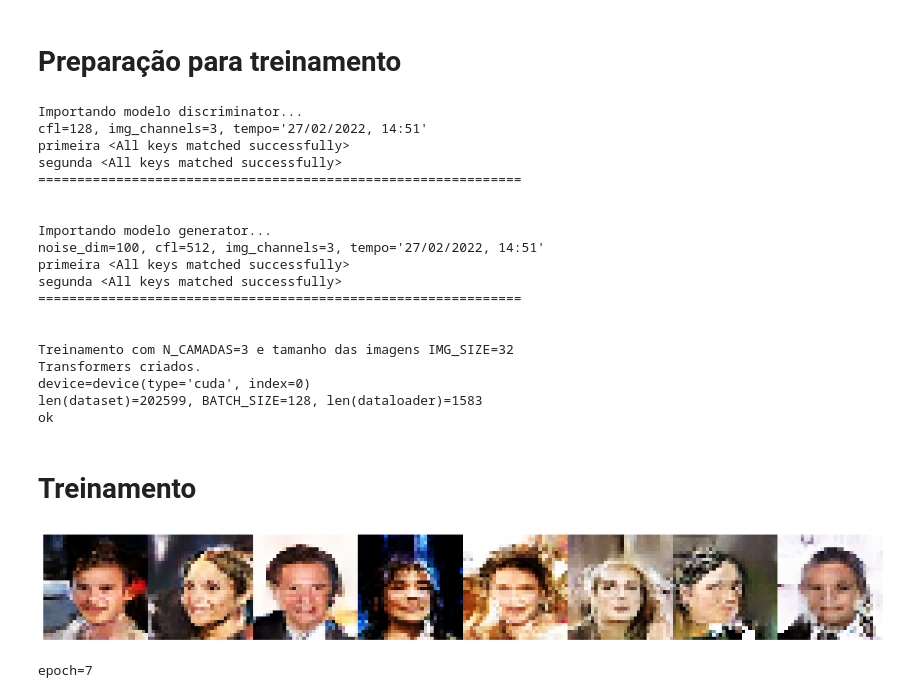
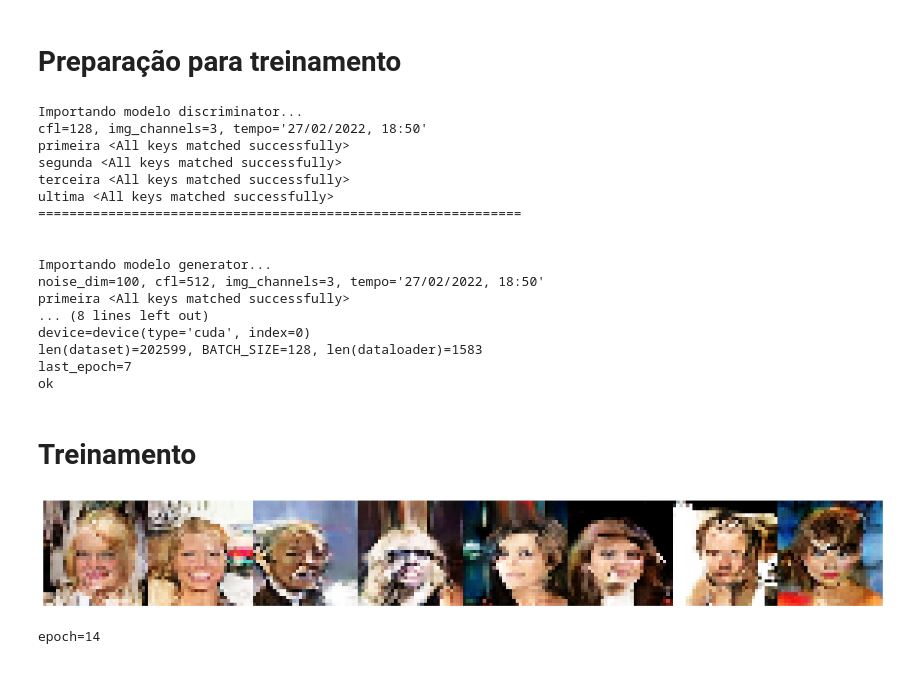
Before and after one commit to netomap/PG-GAN-CELEBA, a Jupyter notebook: main.ipynb, the cells around one changed output. Drawn from its saved outputs; the diff is of its cells as text; code cells hidden in the pictures.

Commit message:
continuação treinamento 3 camadas
Segunda parte do treinamento de 3 camadas

```diff
--- a/main.ipynb
+++ b/main.ipynb
@@ -126,11 +126,11 @@ discriminator = Discriminator(img_channels=3, n_camadas=N_CAMADAS, cfl=128)
 generator = Generator(img_channels=3, noise_dim=NOISE_DIM, n_camadas=N_CAMADAS, cfl=512)
 
 print ('Importando modelo discriminator...')
-discriminator.load_checkpoint('./models/Discriminator_2_layer.pt')
+discriminator.load_checkpoint('./models/Discriminator_3_layer.pt')
 print ('==============================================================\n\n')
 
 print ('Importando modelo generator...')
-generator.load_checkpoint('./models/Generator_2_layer.pt')
+generator.load_checkpoint('./models/Generator_3_layer.pt')
 print ('==============================================================\n\n')
 
 noise = u.get_noise(1, NOISE_DIM)
@@ -154,26 +154,28 @@ dataset = u.Custom_Dataset(IMGS_DIR, pattern='*.jpg', transformer=transformer, i
 dataloader = DataLoader(dataset, batch_size=BATCH_SIZE, shuffle=True)
 print (f'{len(dataset)=}, {BATCH_SIZE=}, {len(dataloader)=}')
 
+checkpoint = torch.load('./models/Generator_3_layer.pt')
+last_epoch = checkpoint['epochs']
+print (f'{last_epoch=}')
+
 print (f'ok')
 # %% [output]
 Importando modelo discriminator...
-cfl=128, img_channels=3, tempo='27/02/2022, 14:51'
+cfl=128, img_channels=3, tempo='27/02/2022, 18:50'
 primeira <All keys matched successfully>
 segunda <All keys matched successfully>
+terceira <All keys matched successfully>
+ultima <All keys matched successfully>
 ==============================================================
 
 
 Importando modelo generator...
-noise_dim=100, cfl=512, img_channels=3, tempo='27/02/2022, 14:51'
+noise_dim=100, cfl=512, img_channels=3, tempo='27/02/2022, 18:50'
 primeira <All keys matched successfully>
-segunda <All keys matched successfully>
-==============================================================
-
-
-Treinamento com N_CAMADAS=3 e tamanho das imagens IMG_SIZE=32
-Transformers criados.
+... (8 lines left out)
 device=device(type='cuda', index=0)
 len(dataset)=202599, BATCH_SIZE=128, len(dataloader)=1583
+last_epoch=7
 ok
 # %% [markdown]
 # Treinamento
@@ -181,7 +183,7 @@ ok
 generator.train()
 discriminator.train()
 
-for epoch in range(0, 20, 1):
+for epoch in range(last_epoch + 1, last_epoch + 8, 1):
 
     clear_output(wait=True)
 
@@ -195,34 +197,34 @@ for epoch in range(0, 20, 1):
 
         # Treinando o discriminator
         for _ in range(TAXA_TREINAMENTO_DISCRIMINATOR):
             noise = u.get_noise(b_size, NOISE_DIM, device)
             fake_imgs = generator(noise)
 
             output_real = discriminator(real_imgs)
             output_fake = discriminator(fake_imgs)
 
             # Cálculo do Gradient-penalty
             gp = gradient_penalty(discriminator, real_imgs, fake_imgs, device)
             loss_discriminator = -(torch.mean(output_real.view(-1)) - torch.mean(output_fake.view(-1))) + LAMBDA_GP*gp
             discriminator.zero_grad()
             loss_discriminator.backward(retain_graph=True)
             optim_discriminator.step()
 
         # Treinando o generator
         output_fake_for_generator = discriminator(fake_imgs)
         loss_generator = -torch.mean(output_fake_for_generator.view(-1))
         generator.zero_grad()
         loss_generator.backward()
         optim_generator.step()
 
     # Levando as variáveis para o tensorboard
     writer.add_scalar('loss_discriminator', loss_discriminator.item(), epoch)
     writer.add_scalar('loss_generator', loss_generator.item(), epoch)
 
     discriminator.save(epoch)
     generator.save(epoch)
 # %% [output]
-[figure, old version]
+[figure, new version]
-epoch=7
+epoch=14
 # %%
 writer.close()
```
Also changed, not shown: parts of 2 cells of this notebook, 2 other files.
